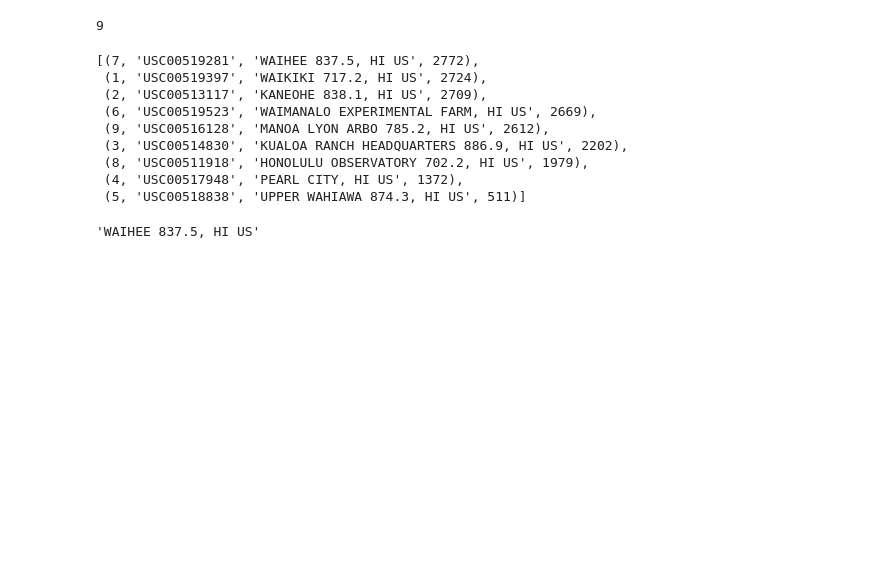
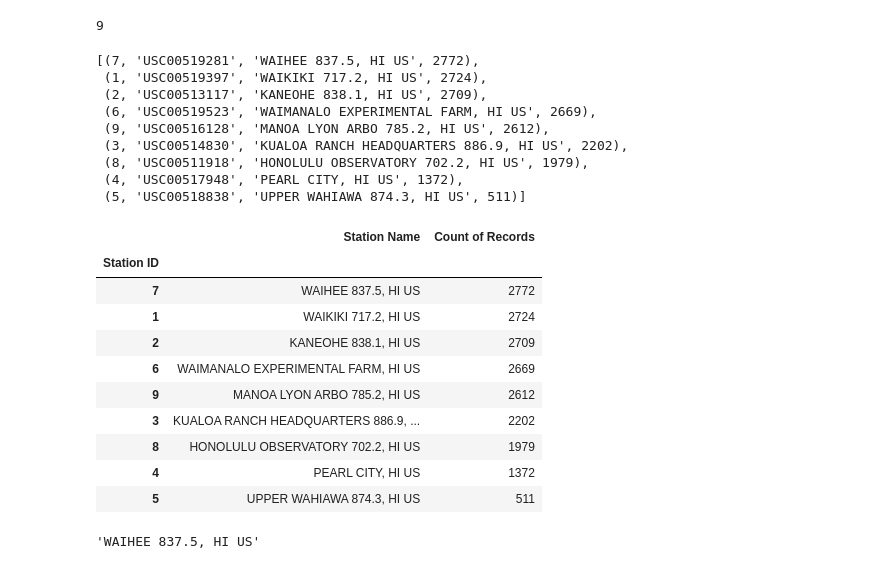
Before and after one commit to bminhas01/sqlalchemy-challenge, a Jupyter notebook: climate_starter.ipynb, the cells around one changed output. Saved outputs shown, nothing was run; the diff lists cells and outputs as text; code cells hidden in the pictures; blank space fills up the shorter version.

```diff
--- a/climate_starter.ipynb
+++ b/climate_starter.ipynb
@@ -146,6 +146,23 @@ active_stations
  (8, 'USC00511918', 'HONOLULU OBSERVATORY 702.2, HI US', 1979),
  (4, 'USC00517948', 'PEARL CITY, HI US', 1372),
  (5, 'USC00518838', 'UPPER WAHIAWA 874.3, HI US', 511)]
+# %%
+station_df = pd.DataFrame(active_stations, columns = ['Station ID', 'Station', "Station Name", "Count of Records"])
+station_df.drop(columns = ("Station"), inplace = True)
+station_df.set_index(['Station ID'], inplace = True)
+station_df
+# %% [output]
+|  | Station Name | Count of Records |
+| Station ID |  |  |
+| 7 | WAIHEE 837.5, HI US | 2772 |
+| 1 | WAIKIKI 717.2, HI US | 2724 |
+| 2 | KANEOHE 838.1, HI US | 2709 |
+| 6 | WAIMANALO EXPERIMENTAL FARM, HI US | 2669 |
+| 9 | MANOA LYON ARBO 785.2, HI US | 2612 |
+| 3 | KUALOA RANCH HEADQUARTERS 886.9, ... | 2202 |
+| 8 | HONOLULU OBSERVATORY 702.2, HI US | 1979 |
+| 4 | PEARL CITY, HI US | 1372 |
+| 5 | UPPER WAHIAWA 874.3, HI US | 511 |
 # %%
 # Get the name of the most active station
 most_active_station = active_stations[0][2]
```
